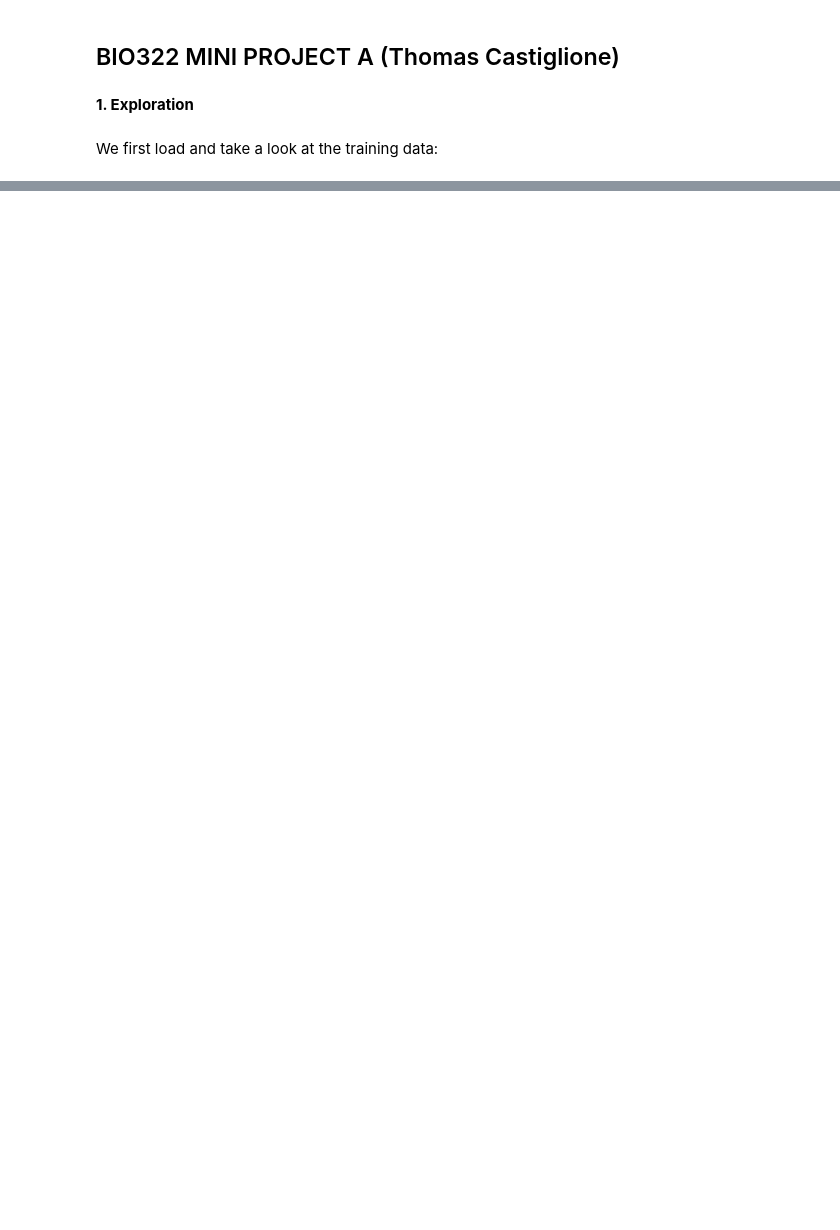
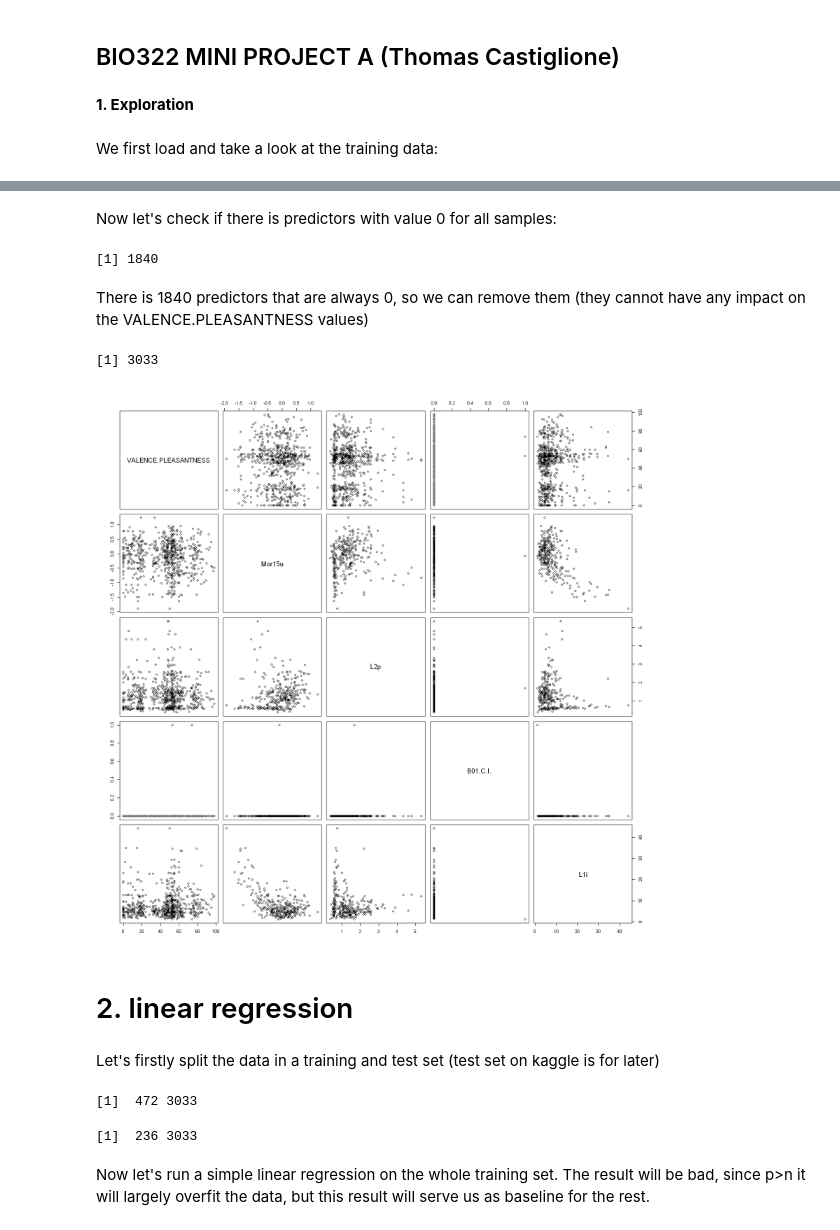
Before and after one commit to tomcastigl/BIO-322_mini_proj, a Jupyter notebook: src/projectA.ipynb, the cells around one changed output, grey strips where cells are left out. Cells and saved outputs as stored; diff of their text form; code cells hidden in the pictures; blank space fills up the shorter version.

```diff
--- a/src/projectA.ipynb
+++ b/src/projectA.ipynb
@@ -50,5 +6,0 @@ Now, Let's start to create a basic linear regression model on all the data. This
-# %%
-#create a training (for now, it will be split later) and test set.
-idx.train<-sample(nrow(data),nrow(data)*(2/3))
-data.test<-data[-idx.train,]
-data<-data[idx.train,]
@@ -102,0 +7,2 @@ ERROR: Error in leaps.setup(x[, ii[reorder], drop = FALSE], y, wt, force.in[reor
+# %%
+data.full<-na.omit(read.csv(file.path("../data/training_data.csv")))
@@ -102,0 +29,5 @@ ERROR: Error in leaps.setup(x[, ii[reorder], drop = FALSE], y, wt, force.in[reor
+# %%
+data.full$Intensity_high<-ifelse(data.full$Intensity=='high',1,0)
+data.full$Intensity_low<-ifelse(data.full$Intensity=='low',1,0)
+data.full$SWEETORSOUR <-as.integer(data$SWEETORSOUR)
+data.full<-data.full[,-which(colnames(data.full)=='Intensity')]
@@ -102,0 +46,35 @@ ERROR: Error in leaps.setup(x[, ii[reorder], drop = FALSE], y, wt, force.in[reor
+# %% [markdown]
+Now let's check if there is predictors with value 0 for all samples:
+# %%
+dim(data.full[,apply(data.full,2,function(x) all(x==0))])[2]
+# %% [output]
+[1] 1840
+# %% [markdown]
+There is 1840 predictors that are always 0, so we can remove them (they cannot have any impact on the VALENCE.PLEASANTNESS values)
+# %%
+data<-(data.full[,apply(data.full,2,function(x)!all(x==0))])
+dim(data)[2]
+# %% [output]
+[1] 3033
+# %%
+options(repr.plot.width=14, repr.plot.height=14)
+par(mfrow=c(2,2))
+set.seed(56)
+pairs(data[c(1,sample(1:ncol(data),4))],cex.labels=1.5)
+# %% [output]
+[figure, added]
+# %% [markdown]
+# 2. linear regression
+# %% [markdown]
+Let's firstly split the data in a training and test set (test set on kaggle is for later)
+# %%
+idx.train<-sample(nrow(data), nrow(data)*(2/3)) #2/3 taken into the training set because it will later be splitted again to get a validation set
+data.train<-data[idx.train,]
+data.test<-data[-idx.train,]
+dim(data.train)
+dim(data.test)
+# %% [output]
+[1]  472 3033
+[1]  236 3033
+# %% [markdown]
+Now let's run a simple linear regression on the whole training set. The result will be bad, since p>n it will largely overfit the data, but this result will serve us as baseline for the rest.
```
Also changed, not shown: parts of 25 cells of this notebook, 1 other file.
